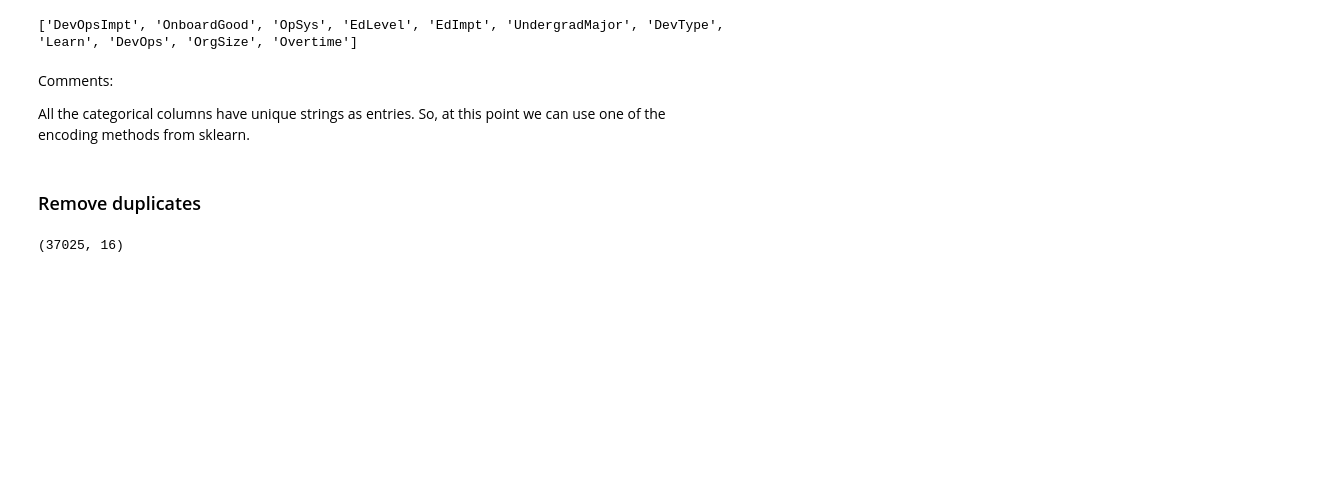
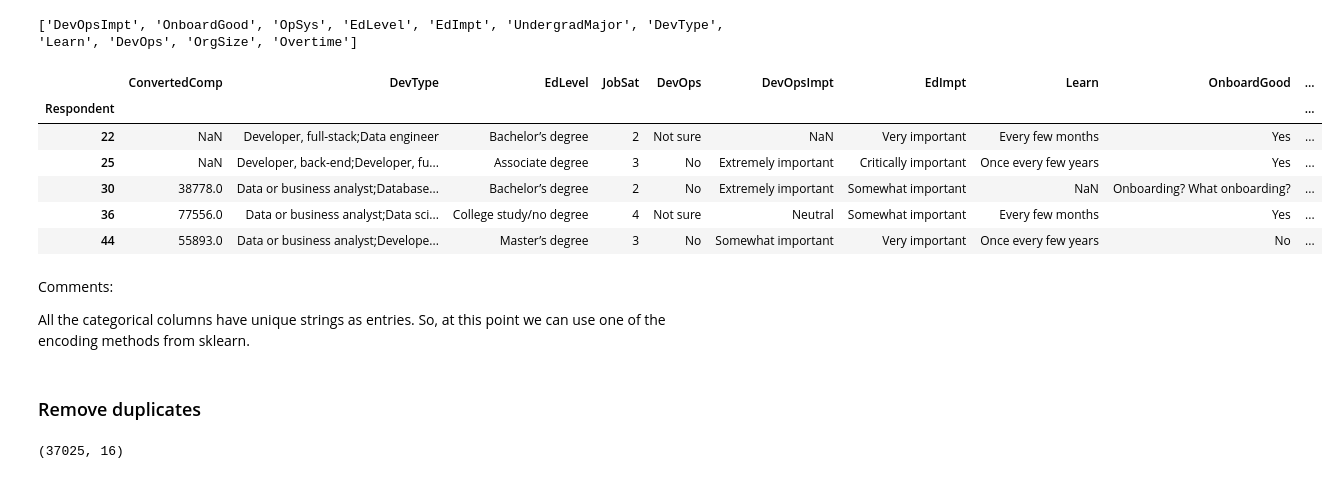
Before and after one commit to SolanaO/Developers_Survey_Analysis, a Jupyter notebook: stackBlogQuestion4.ipynb, the cells around one changed output. Saved outputs shown, nothing was run; the diff lists cells and outputs as text; code cells hidden in the pictures; blank space fills up the shorter version.

Commit message:
Parse columns with many levels.

```diff
--- a/stackBlogQuestion4.ipynb
+++ b/stackBlogQuestion4.ipynb
@@ -320,9 +274,0 @@ df1['YearsCode'] = pd.to_numeric(df1['YearsCode'])
-# %%
-multi_cols = ['PlatformWorkedWith']
-
-# explode the two columns
-for col in multi_cols:
-    df1 = uf.explode_col(df1, col)
-
-# check the outcome
-df1.shape
@@ -330,0 +293,26 @@ df1.shape
+# %%
+# list the remaining platforms
+plat_to_drop = ['Microsoft Azure','AWS','Android','Google Cloud Platform','Raspberry Pi',
+                'MacOS','WordPress','Arduino','iOS','Heroku','IBM Cloud or Watson',
+                'Slack Apps and Integrations','Kubernetes']
+# %%
+# my approach
+# replace the list of entries with sets, missing values with empy set
+df1['PlatformWorkedWith'] = df1['PlatformWorkedWith'].str.split(';').apply(lambda x: {} if
+                                                         x is np.nan else set(x))
+df1['PlatformWorkedWith'][:6]
+
+# create an instance of the encoder
+mlb = MultiLabelBinarizer()
+
+# fit the binarizer and encode the selected column
+temp_col = mlb.fit_transform(df1['PlatformWorkedWith'])
+
+# put the outcome in pandas dataframe form
+temp_df = pd.DataFrame(temp_col, columns=mlb.classes_, index=df1.index)
+
+# combine the two dataframes and drop the initial column
+df1 = pd.concat([df1, temp_df], axis=1).drop(columns = ['PlatformWorkedWith'])
+
+# check the outcome
+df1.shape
@@ -330,0 +321,6 @@ df1.shape
+# %%
+# drop all the columns that correspond to platforms which ar in the list plat_to_drop
+df1.drop(columns=plat_to_drop, inplace=True)
+
+# check the outcome
+df1.shape
@@ -349,6 +371,16 @@ uni_cols = list(set(cat_cols) - set(multi_cols))
 print(uni_cols)
 # %% [output]
 ['DevOpsImpt', 'OnboardGood', 'OpSys', 'EdLevel', 'EdImpt', 'UndergradMajor', 'DevType', 'Learn', 'DevOps', 'OrgSize', 'Overtime']
+# %%
+df1.head()
+# %% [output]
+|  | ConvertedComp | DevType | EdLevel | JobSat | DevOps | DevOpsImpt | EdImpt | Learn | OnboardGood | ... |
+| Respondent |  |  |  |  |  |  |  |  |  | ... |
+| 22 | NaN | Developer, full-stack;Data engineer | Bachelor’s degree | 2 | Not sure | NaN | Very important | Every few months | Yes | ... |
+| 25 | NaN | Developer, back-end;Developer, fu... | Associate degree | 3 | No | Extremely important | Critically important | Once every few years | Yes | ... |
+| 30 | 38778.0 | Data or business analyst;Database... | Bachelor’s degree | 2 | No | Extremely important | Somewhat important | NaN | Onboarding? What onboarding? | ... |
+| 36 | 77556.0 | Data or business analyst;Data sci... | College study/no degree | 4 | Not sure | Neutral | Somewhat important | Every few months | Yes | ... |
+| 44 | 55893.0 | Data or business analyst;Develope... | Master’s degree | 3 | No | Somewhat important | Very important | Once every few years | No | ... |
 # %%
 # for each categorical column, print possible row values and their counts
 def list_answers(df, cat_cols):
```
Also changed, not shown: parts of 24 cells of this notebook.
